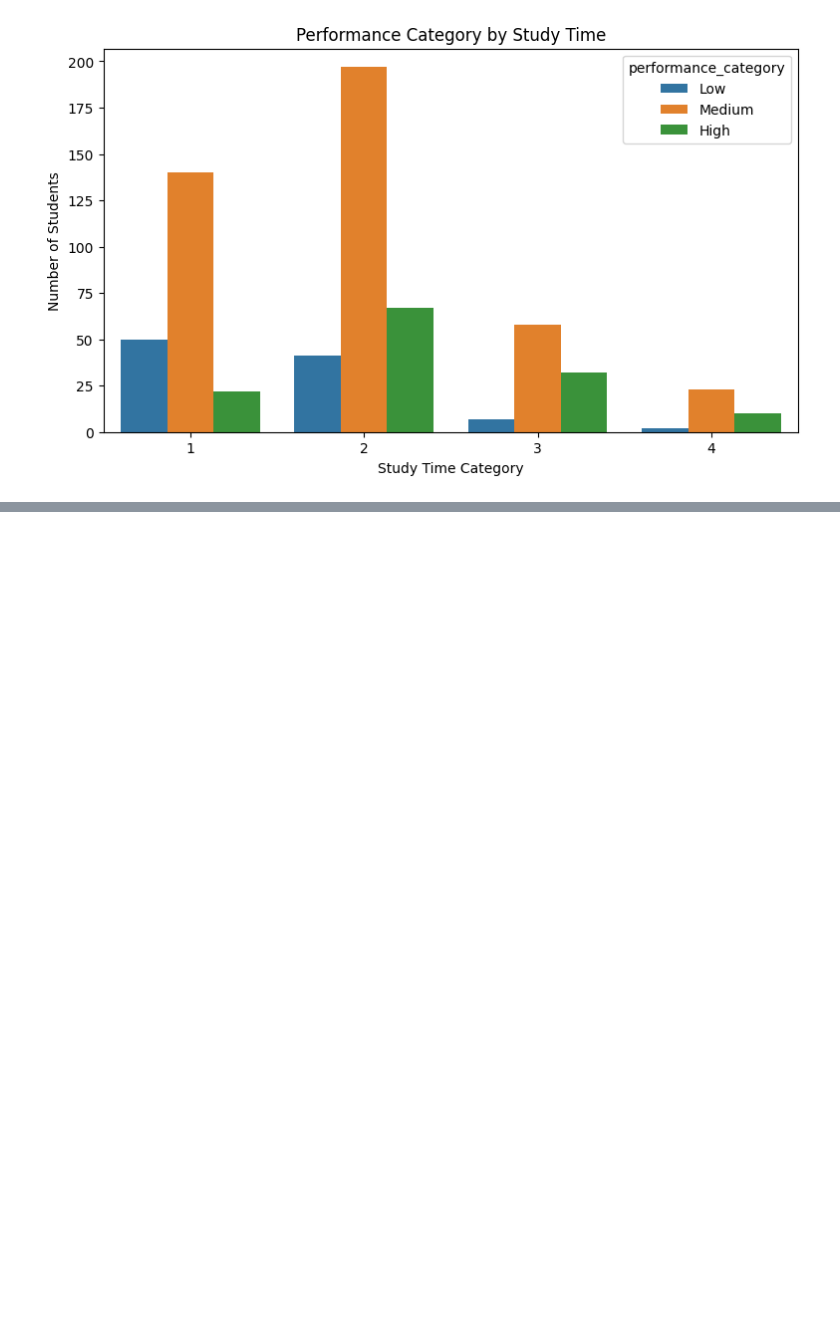
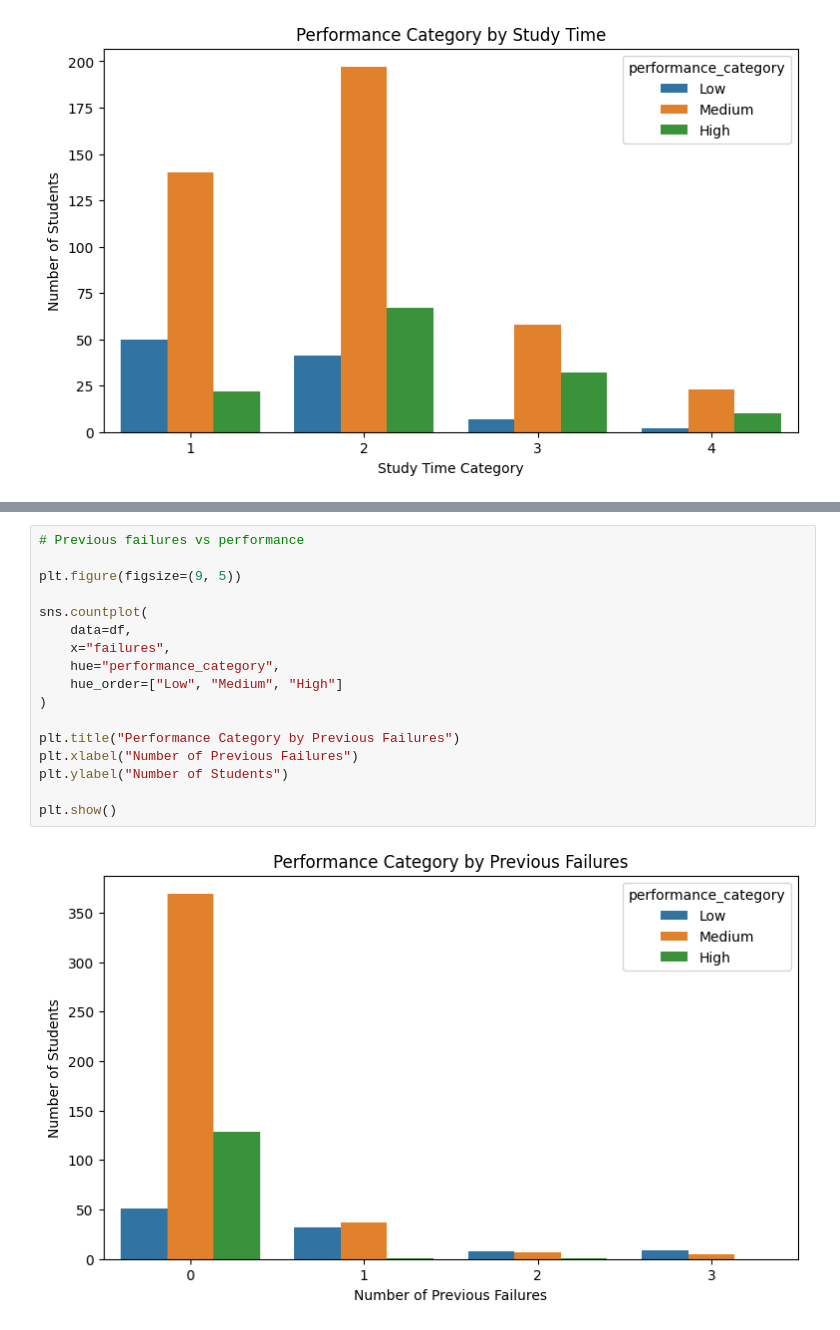
Before and after one commit to lightcode01-oss/IYB_INTERNSHIP, a Jupyter notebook: Day_05_Exploratory_Data_Analysis.ipynb, the cells around one changed output, grey strips where cells are left out. Drawn from its saved outputs; the diff is of its cells as text; blank space fills up the shorter version.

```diff
--- a/Day_05_Exploratory_Data_Analysis.ipynb
+++ b/Day_05_Exploratory_Data_Analysis.ipynb
@@ -203,0 +221,19 @@ plt.show()
+# %%
+# Previous failures vs performance
+
+plt.figure(figsize=(9, 5))
+
+sns.countplot(
+    data=df,
+    x="failures",
+    hue="performance_category",
+    hue_order=["Low", "Medium", "High"]
+)
+
+plt.title("Performance Category by Previous Failures")
+plt.xlabel("Number of Previous Failures")
+plt.ylabel("Number of Students")
+
+plt.show()
+# %% [output]
+[figure, added]
```
Also changed, not shown: parts of 6 cells of this notebook.
